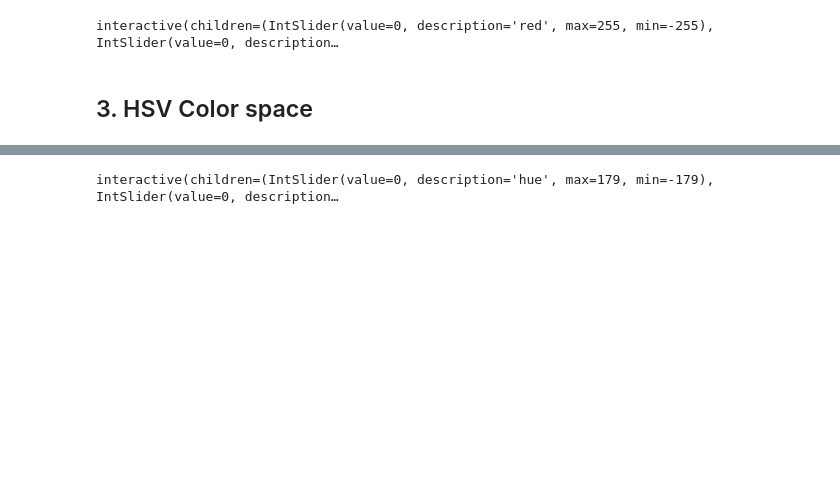
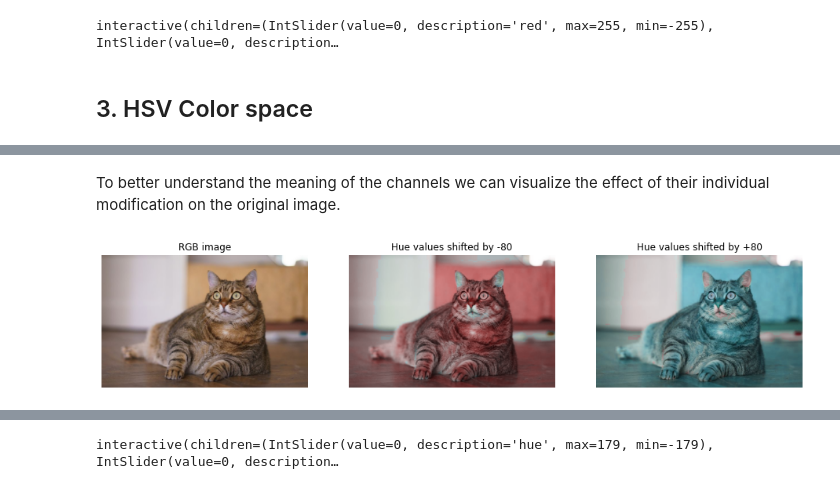
Before and after one commit to MKVatinyan/Computer-Vision, a Jupyter notebook: 1. Colors and resizing.ipynb, the cells around one changed output, grey strips where cells are left out. Drawn from its saved outputs; the diff is of its cells as text; code cells hidden in the pictures; blank space fills up the shorter version.

```diff
--- a/1. Colors and resizing.ipynb
+++ b/1. Colors and resizing.ipynb
@@ -102,0 +120,22 @@ plt.show()
+# %%
+img_hsv = cv2.cvtColor(img_bgr, cv2.COLOR_BGR2HSV)
+# %% [markdown]
+To better understand the meaning of the channels we can visualize the effect of their individual modification on the original image.
+# %%
+plt.subplot(1, 3, 1)
+plt.title('RGB image')
+plt.imshow(img_rgb)
+plt.axis('off')
+
+plt.subplot(1, 3, 2)
+plt.title('Hue values shifted by -80')
+plt.imshow(shift_hsv_values(img_hsv, False, -80, 0, 0))
+plt.axis('off')
+
+plt.subplot(1, 3, 3)
+plt.title('Hue values shifted by +80')
+plt.imshow(shift_hsv_values(img_hsv, False, 80, 0, 0))
+plt.axis('off')
+plt.show()
+# %% [output]
+[figure, added]
```
Also changed, not shown: parts of 35 cells of this notebook, 5 other files.
